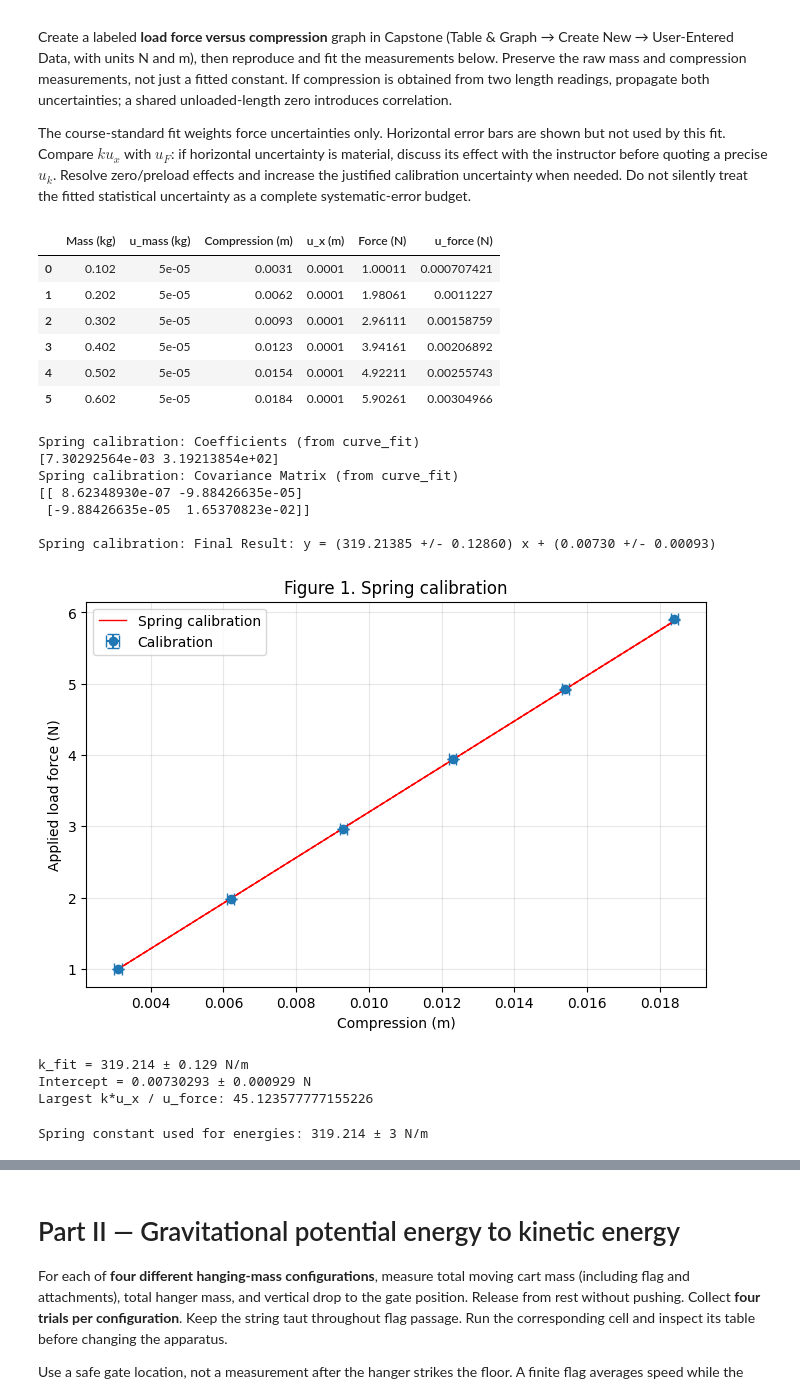
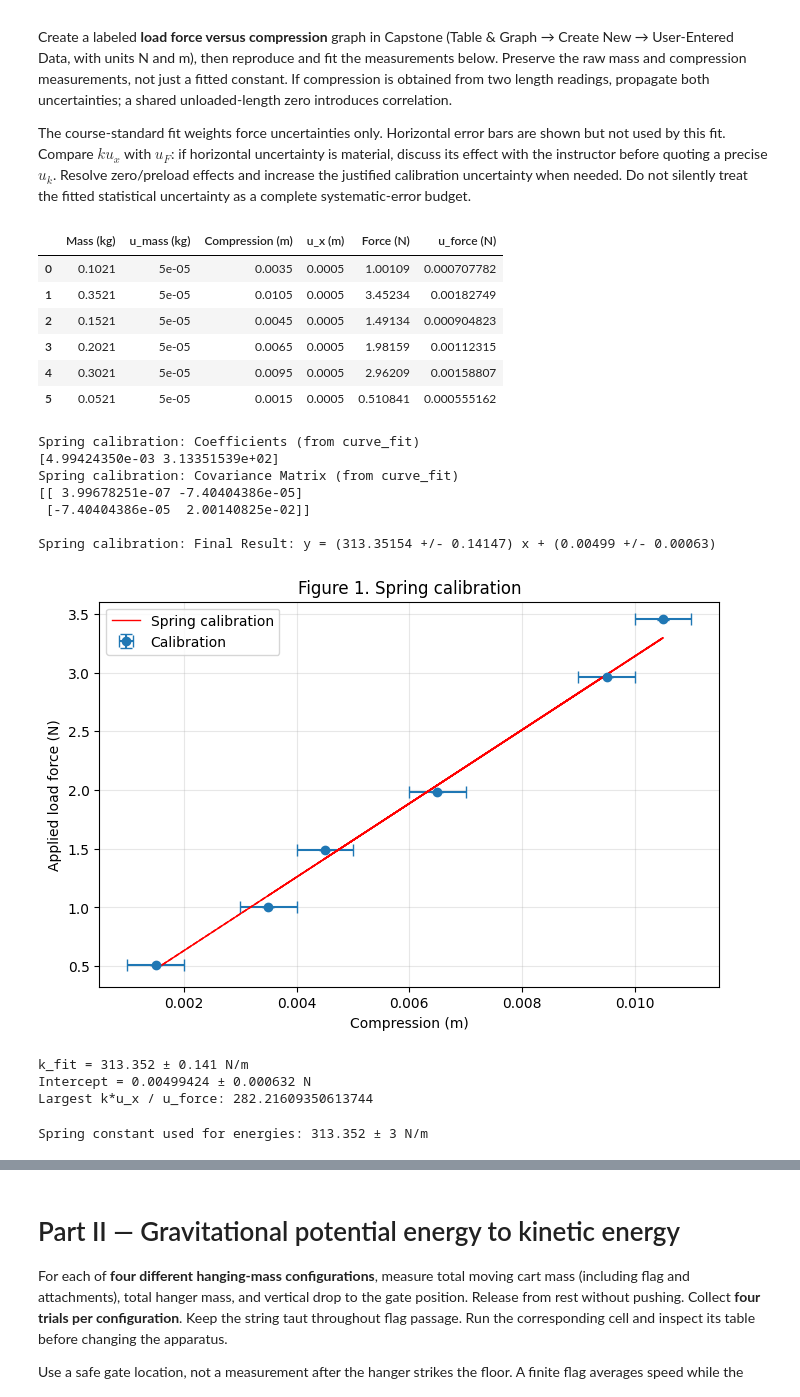
Before and after one commit to kaylinchurch-ai/Phys201L, a Jupyter notebook: labs/Lab05_Air_Track_Conservation_of_Energy/Lab05_Air_Track_Conservation_of_Energy.ipynb, the cells around one changed output, grey strips where cells are left out. Drawn from its saved outputs; the diff is of its cells as text; code cells hidden in the pictures.

```diff
--- a/labs/Lab05_Air_Track_Conservation_of_Energy/Lab05_Air_Track_Conservation_of_Energy.ipynb
+++ b/labs/Lab05_Air_Track_Conservation_of_Energy/Lab05_Air_Track_Conservation_of_Energy.ipynb
@@ -159,57 +159,57 @@ Create a labeled **load force versus compression** graph in Capstone (Table & Gr
 The course-standard fit weights force uncertainties only. Horizontal error bars are shown but not used by this fit. Compare $k u_x$ with $u_F$: if horizontal uncertainty is material, discuss its effect with the instructor before quoting a precise $u_k$. Resolve zero/preload effects and increase the justified calibration uncertainty when needed. Do not silently treat the fitted statistical uncertainty as a complete systematic-error budget.
 # %%
 # REPLACE all calibration values with team measurements. Mass includes washer.
-load_mass = np.array([0.102, 0.202, 0.302, 0.402, 0.502, 0.602]) # kg
+load_mass = np.array([0.1021, 0.3521, 0.1521, 0.2021, 0.3021, 0.0521]) # kg
 u_load_mass = np.full(6, 0.00005) # kg
-compression = np.array([0.0031, 0.0062, 0.0093, 0.0123, 0.0154, 0.0184]) # m
-u_compression = np.full(6, 0.0001) # m
+compression = np.array([0.0035, 0.0105, 0.0045, 0.0065, 0.0095, 0.0015]) # m
+u_compression = np.full(6, 0.0005) # m
 if not (load_mass.shape == u_load_mass.shape == compression.shape == u_compression.shape):
     raise ValueError("Calibration arrays must have matching shapes")
 if len(load_mass) < 4 or np.unique(compression).size < 4:
     raise ValueError("Use at least four distinct calibration compressions")
 for values in [load_mass, u_load_mass, compression, u_compression]:
     if not np.all(np.isfinite(values)) or np.any(values <= 0):
         raise ValueError("Calibration entries must be finite and positive")
 if np.any(load_mass > 1.1):
     raise ValueError("Never exceed the 1.1 kg spring load limit")
 force = load_mass*g
 u_force = np.hypot(g*u_load_mass, load_mass*u_g)
 display(pd.DataFrame({"Mass (kg)":load_mass, "u_mass (kg)":u_load_mass,
                       "Compression (m)":compression, "u_x (m)":u_compression,
                       "Force (N)":force, "u_force (N)":u_force}))
 plt.figure(figsize=(8, 5))
 plt.errorbar(compression, force, xerr=u_compression, yerr=u_force, fmt="o", capsize=4, label="Calibration")
 b_cal, k_fit, u_b_cal, u_k_fit = p201.linear_fit_plot_errors(
     compression, force, u_force, plt, labelstring="Spring calibration")
 plt.xlabel("Compression (m)")
 plt.ylabel("Applied load force (N)")
 plt.title("Figure 1. Spring calibration")
 plt.grid(alpha=0.3)
 plt.legend()
 plt.show()
 positive(k_fit=k_fit, u_k_fit=u_k_fit)
 print(f"k_fit = {k_fit:.6g} ± {u_k_fit:.3g} N/m")
 print(f"Intercept = {b_cal:.6g} ± {u_b_cal:.3g} N")
 print("Largest k*u_x / u_force:", np.max(k_fit*u_compression/u_force))
 # %% [output]
 |  | Mass (kg) | u_mass (kg) | Compression (m) | u_x (m) | Force (N) | u_force (N) |
-| 0 | 0.102 | 5e-05 | 0.0031 | 0.0001 | 1.00011 | 0.000707421 |
-| 1 | 0.202 | 5e-05 | 0.0062 | 0.0001 | 1.98061 | 0.0011227 |
-| 2 | 0.302 | 5e-05 | 0.0093 | 0.0001 | 2.96111 | 0.00158759 |
-| 3 | 0.402 | 5e-05 | 0.0123 | 0.0001 | 3.94161 | 0.00206892 |
-| 4 | 0.502 | 5e-05 | 0.0154 | 0.0001 | 4.92211 | 0.00255743 |
-| 5 | 0.602 | 5e-05 | 0.0184 | 0.0001 | 5.90261 | 0.00304966 |
+| 0 | 0.1021 | 5e-05 | 0.0035 | 0.0005 | 1.00109 | 0.000707782 |
+| 1 | 0.3521 | 5e-05 | 0.0105 | 0.0005 | 3.45234 | 0.00182749 |
+| 2 | 0.1521 | 5e-05 | 0.0045 | 0.0005 | 1.49134 | 0.000904823 |
+| 3 | 0.2021 | 5e-05 | 0.0065 | 0.0005 | 1.98159 | 0.00112315 |
+| 4 | 0.3021 | 5e-05 | 0.0095 | 0.0005 | 2.96209 | 0.00158807 |
+| 5 | 0.0521 | 5e-05 | 0.0015 | 0.0005 | 0.510841 | 0.000555162 |
 Spring calibration: Coefficients (from curve_fit)
-[7.30292564e-03 3.19213854e+02]
+[4.99424350e-03 3.13351539e+02]
 Spring calibration: Covariance Matrix (from curve_fit)
-[[ 8.62348930e-07 -9.88426635e-05]
- [-9.88426635e-05  1.65370823e-02]]
+[[ 3.99678251e-07 -7.40404386e-05]
+ [-7.40404386e-05  2.00140825e-02]]
 
-Spring calibration: Final Result: y = (319.21385 +/- 0.12860) x + (0.00730 +/- 0.00093)
+Spring calibration: Final Result: y = (313.35154 +/- 0.14147) x + (0.00499 +/- 0.00063)
-[figure, old version]
+[figure, new version]
-k_fit = 319.214 ± 0.129 N/m
-Intercept = 0.00730293 ± 0.000929 N
-Largest k*u_x / u_force: 45.123577777155226
+k_fit = 313.352 ± 0.141 N/m
+Intercept = 0.00499424 ± 0.000632 N
+Largest k*u_x / u_force: 282.21609350613744
 # %%
 # REPLACE with a justified additional calibration uncertainty budget, if needed.
 # Example allowance illustrates horizontal-reading and calibration effects.
@@ -220,6 +220,6 @@ k = k_fit
 u_k = np.hypot(u_k_fit, u_k_additional)
 print(f"Spring constant used for energies: {k:.6g} ± {u_k:.3g} N/m")
 # %% [output]
-Spring constant used for energies: 319.214 ± 3 N/m
+Spring constant used for energies: 313.352 ± 3 N/m
 # %% [markdown]
 **Calibration checkpoint:** REPLACE WITH YOUR interpretation of linearity, intercept, compression uncertainty, repeatability/hysteresis, usable compression range, and the uncertainty budget adopted for k. Resolve issues before launch trials.
```
Also changed, not shown: parts of 8 cells of this notebook.
